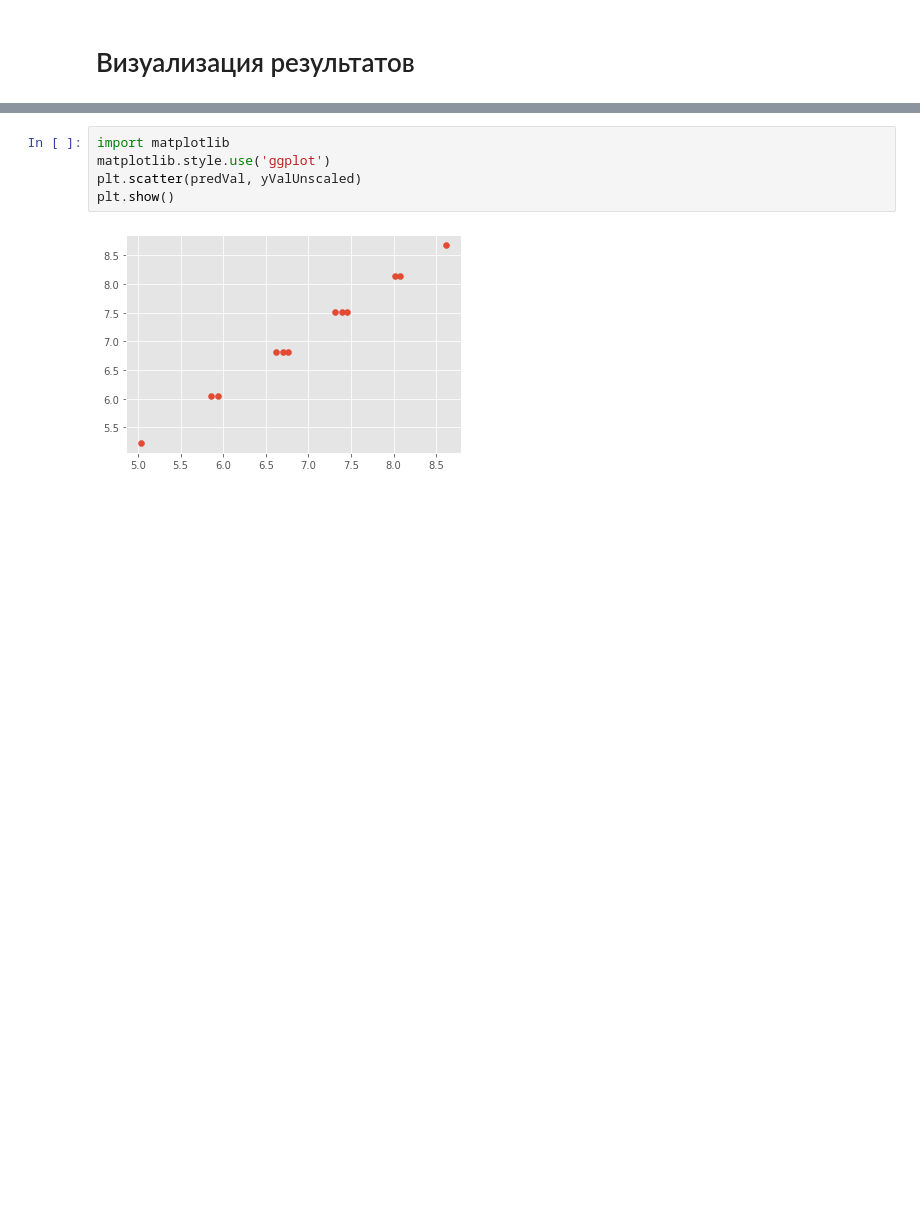
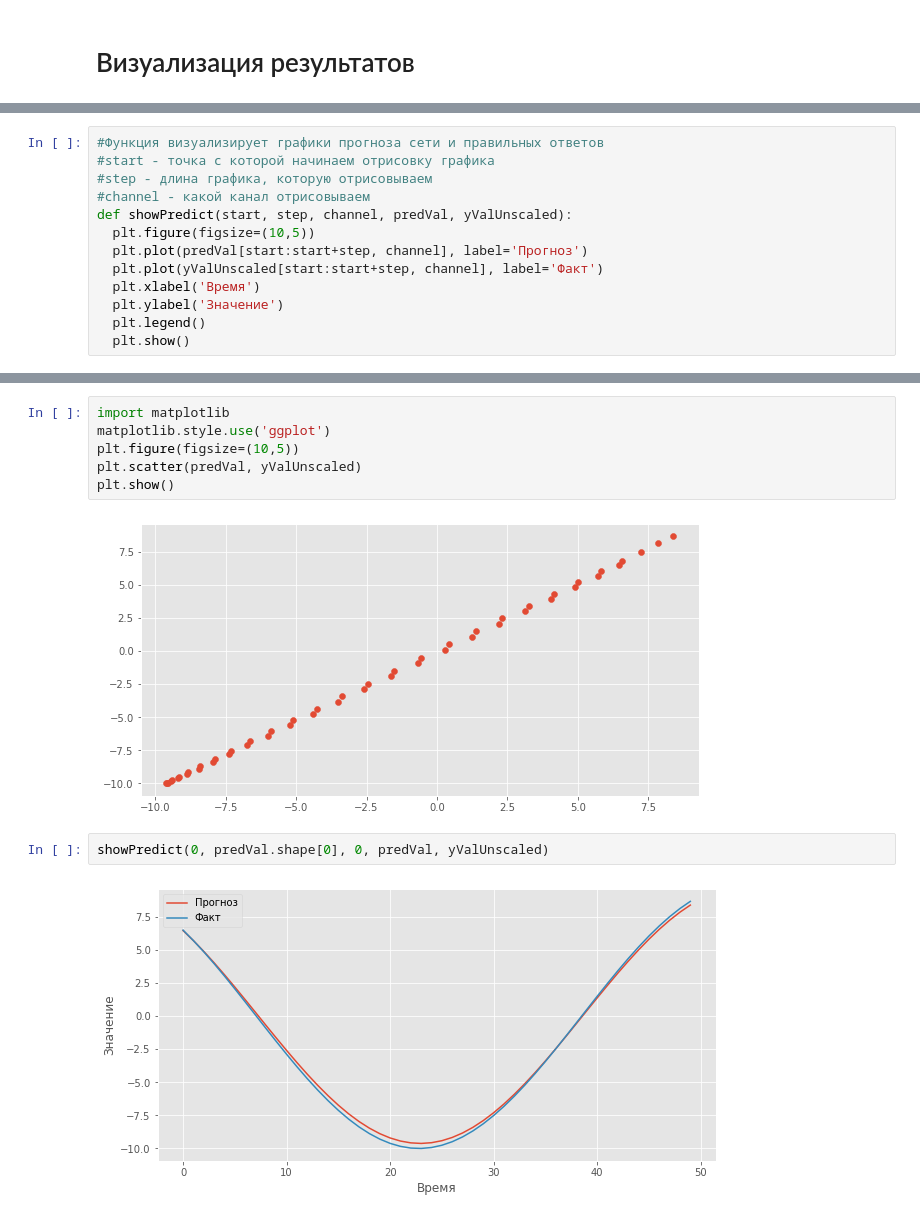
Before and after one commit to Kadigadi/ML, a Jupyter notebook: AI_Lab2.ipynb, the cells around one changed output, grey strips where cells are left out. Drawn from its saved outputs; the diff is of its cells as text; blank space fills up the shorter version.

```diff
--- a/AI_Lab2.ipynb
+++ b/AI_Lab2.ipynb
@@ -297,3 +258,16 @@ def showCorr(channels, corrSteps, predVal, yValUnscaled):
+# %%
+#Функция визуализирует графики прогноза сети и правильных ответов
+#start - точка с которой начинаем отрисовку графика
+#step - длина графика, которую отрисовываем
+#channel - какой канал отрисовываем
+def showPredict(start, step, channel, predVal, yValUnscaled):
+  plt.figure(figsize=(10,5))
+  plt.plot(predVal[start:start+step, channel], label='Прогноз')
+  plt.plot(yValUnscaled[start:start+step, channel], label='Факт')
+  plt.xlabel('Время')
+  plt.ylabel('Значение')
+  plt.legend()
+  plt.show()
 # %%
 #Прогнозируем данные текущей сетью
 currModel = modelC
@@ -303,7 +288,12 @@ WARNING:tensorflow:11 out of the last 11 calls to <function Model.make_predict_f
 # %%
 import matplotlib
 matplotlib.style.use('ggplot')
+plt.figure(figsize=(10,5))
 plt.scatter(predVal, yValUnscaled)
 plt.show()
 # %% [output]
-[figure, old version]
+[figure, new version]
+# %%
+showPredict(0, predVal.shape[0], 0, predVal, yValUnscaled)
+# %% [output]
+[figure, added]
```
Also changed, not shown: parts of 8 cells of this notebook.
